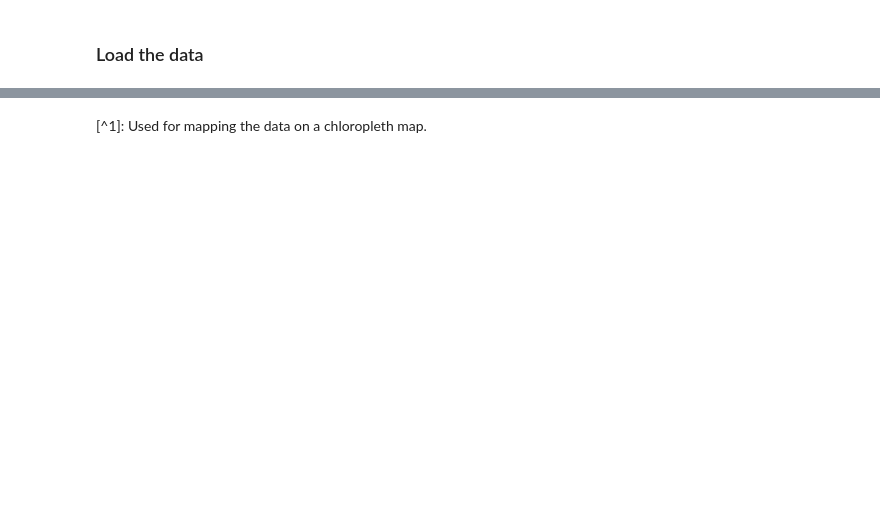
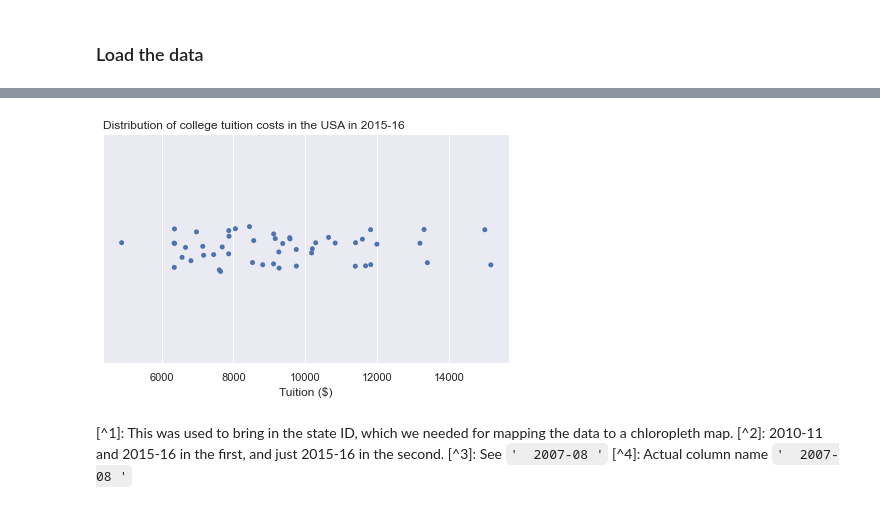
Before and after one commit to ljk233/laughingrook, a Jupyter notebook: posts/2022-06-07-tt_us_avg_tuition.ipynb, the cells around one changed output, grey strips where cells are left out. Cells and saved outputs as stored; diff of their text form; code cells hidden in the pictures; blank space fills up the shorter version.

```diff
--- a/posts/2022-06-07-tt_us_avg_tuition.ipynb
+++ b/posts/2022-06-07-tt_us_avg_tuition.ipynb
@@ -50,5 +143,9 @@ ANSI_URL = 'https://www2.census.gov/geo/docs/reference/state.txt'
+# %%
+alt.themes.enable('latimes')
+sns.set_theme()
 # %% [markdown]
 ### Load the data
 # %%
-fee = pd.read_excel(FEE_URL)
-fee.info()
+us_avg_tuition = pl.DataFrame(pd.read_excel(FEE_URL)).lazy()
+ansi = pl.DataFrame(pd.read_csv(ANSI_URL, sep='|')).lazy()
+states = alt.topo_feature(vdata.us_10m.url, 'states')
@@ -194,0 +154,10 @@ alt.Chart(_gsource).mark_bar().encode(
+# %%
+#| code-summary: 'Make melted_us_avg_tuition'
+#| code-fold: true
+melted_us_avg_tuition = us_avg_tuition.rename(
+    {s: s.strip().lower() for s in us_avg_tuition.columns}
+).melt(
+    id_vars='state',
+    variable_name='year',
+    value_name='tuition'
+)
@@ -195,2 +224,27 @@ alt.Chart(_gsource).mark_bar().encode(
+# %%
+#| code-summary: 'Plot distribution of college tuition costs in the USA in 2015'
+#| code-fold: true
+_gq = melted_us_avg_tuition.filter(
+    pl.col('year') == '2015-16'
+)
+
+sns.catplot(
+        data=_gq.collect().to_pandas(),
+        x='tuition',
+        kind='strip',
+        height=4,
+        aspect=1.5
+)
+plt.title(
+    'Distribution of college tuition costs in the USA in 2015-16',
+    loc='left'
+)
+plt.xlabel('Tuition ($)')
+plt.show()
+# %% [output]
+[figure, added]
 # %% [markdown]
-[^1]: Used for mapping the data on a chloropleth map.
+[^1]: This was used to bring in the state ID, which we needed for mapping the data to a chloropleth map.
+[^2]: 2010-11 and 2015-16 in the first, and just 2015-16 in the second.
+[^3]: See `'  2007-08 '`
+[^4]: Actual column name `'  2007-08 '`
```
Also changed, not shown: parts of 27 cells of this notebook, 37 other files.
